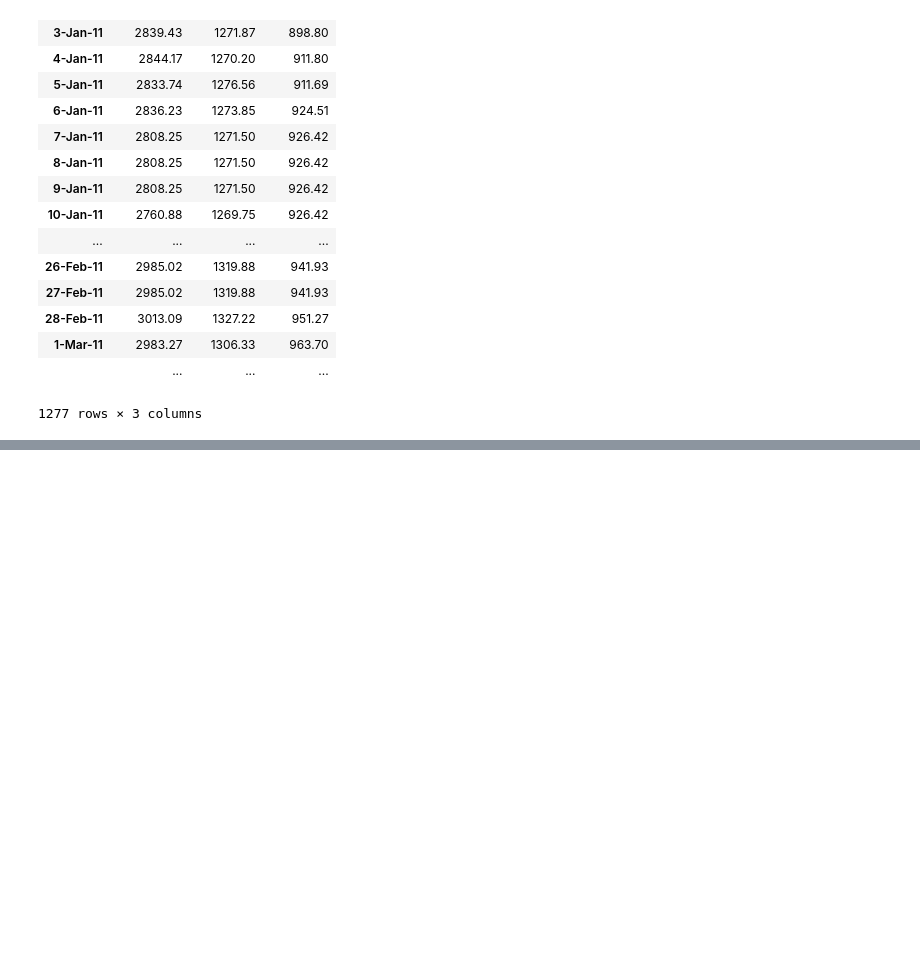
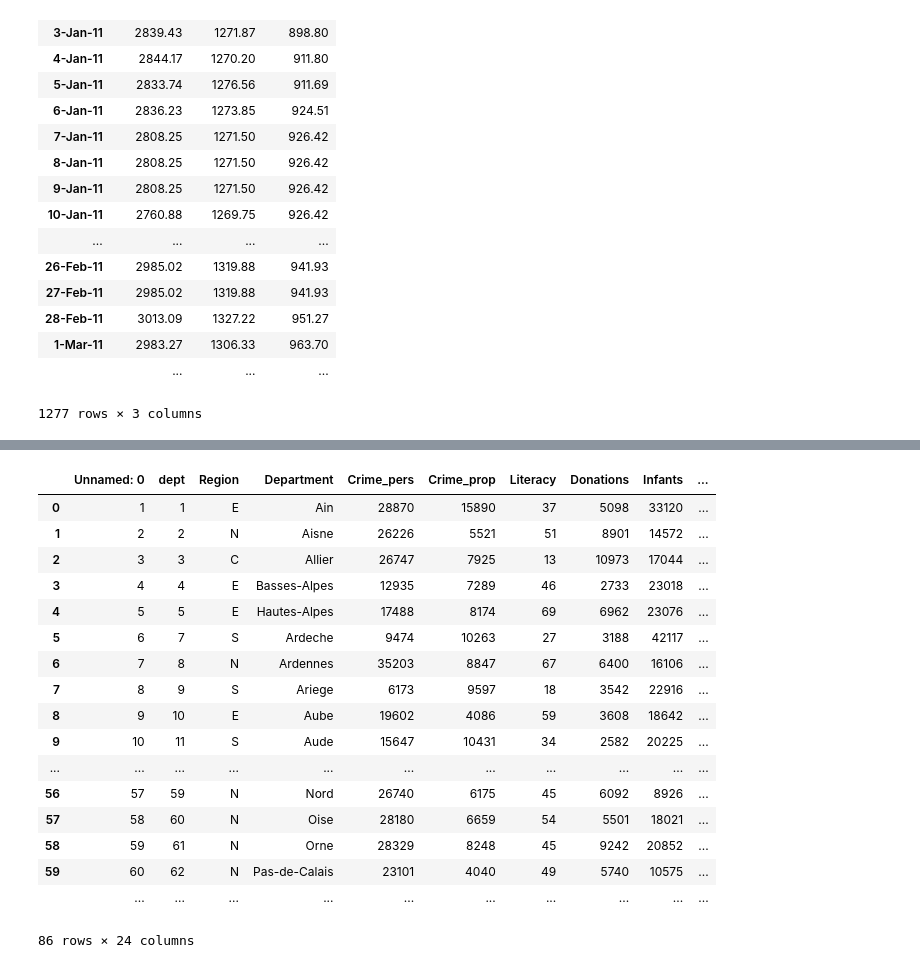
Before and after one commit to ZaighumRajput/IPython, a Jupyter notebook: Finance/FundMapping.ipynb, the cells around one changed output, grey strips where cells are left out. Drawn from its saved outputs; the diff is of its cells as text; code cells hidden in the pictures; blank space fills up the shorter version.

```diff
--- a/Finance/FundMapping.ipynb
+++ b/Finance/FundMapping.ipynb
@@ -93,0 +64,11 @@ indexReturns
+# %%
+import numpy as np
+import statsmodels.formula.api as smf
+url = 'http://vincentarelbundock.github.io/Rdatasets/csv/HistData/Guerry.csv'
+dat = pd.read_csv(url)
+
+# Fit regression model (using the natural log of one of the regressors)
+results = smf.ols('Lottery ~ Literacy + Wealth + Region', data=dat).fit()
+
+# Inspect the results
+print results.summary()
@@ -93,0 +93,21 @@ indexReturns
+# %%
+dat
+# %% [output]
+|  | Unnamed: 0 | dept | Region | Department | Crime_pers | Crime_prop | Literacy | Donations | Infants | ... |
+| 0 | 1 | 1 | E | Ain | 28870 | 15890 | 37 | 5098 | 33120 | ... |
+| 1 | 2 | 2 | N | Aisne | 26226 | 5521 | 51 | 8901 | 14572 | ... |
+| 2 | 3 | 3 | C | Allier | 26747 | 7925 | 13 | 10973 | 17044 | ... |
+| 3 | 4 | 4 | E | Basses-Alpes | 12935 | 7289 | 46 | 2733 | 23018 | ... |
+| 4 | 5 | 5 | E | Hautes-Alpes | 17488 | 8174 | 69 | 6962 | 23076 | ... |
+| 5 | 6 | 7 | S | Ardeche | 9474 | 10263 | 27 | 3188 | 42117 | ... |
+| 6 | 7 | 8 | N | Ardennes | 35203 | 8847 | 67 | 6400 | 16106 | ... |
+| 7 | 8 | 9 | S | Ariege | 6173 | 9597 | 18 | 3542 | 22916 | ... |
+| 8 | 9 | 10 | E | Aube | 19602 | 4086 | 59 | 3608 | 18642 | ... |
+| 9 | 10 | 11 | S | Aude | 15647 | 10431 | 34 | 2582 | 20225 | ... |
+| ... | ... | ... | ... | ... | ... | ... | ... | ... | ... | ... |
+| 56 | 57 | 59 | N | Nord | 26740 | 6175 | 45 | 6092 | 8926 | ... |
+| 57 | 58 | 60 | N | Oise | 28180 | 6659 | 54 | 5501 | 18021 | ... |
+| 58 | 59 | 61 | N | Orne | 28329 | 8248 | 45 | 9242 | 20852 | ... |
+| 59 | 60 | 62 | N | Pas-de-Calais | 23101 | 4040 | 49 | 5740 | 10575 | ... |
+|  | ... | ... | ... | ... | ... | ... | ... | ... | ... | ... |
+86 rows × 24 columns
```
Also changed, not shown: parts of 6 cells of this notebook, 1 other file.
